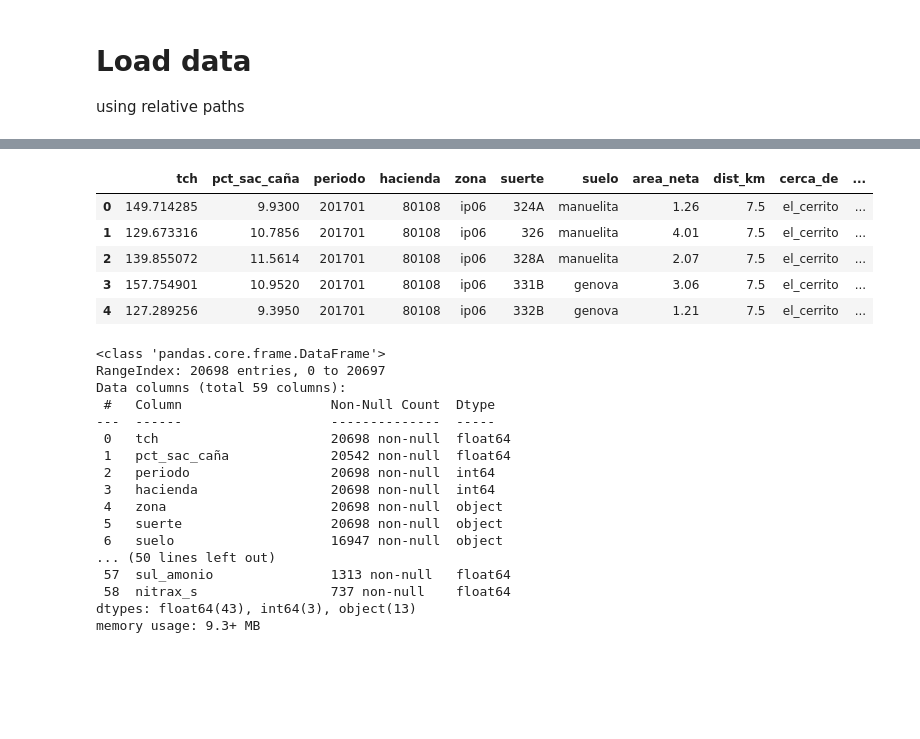
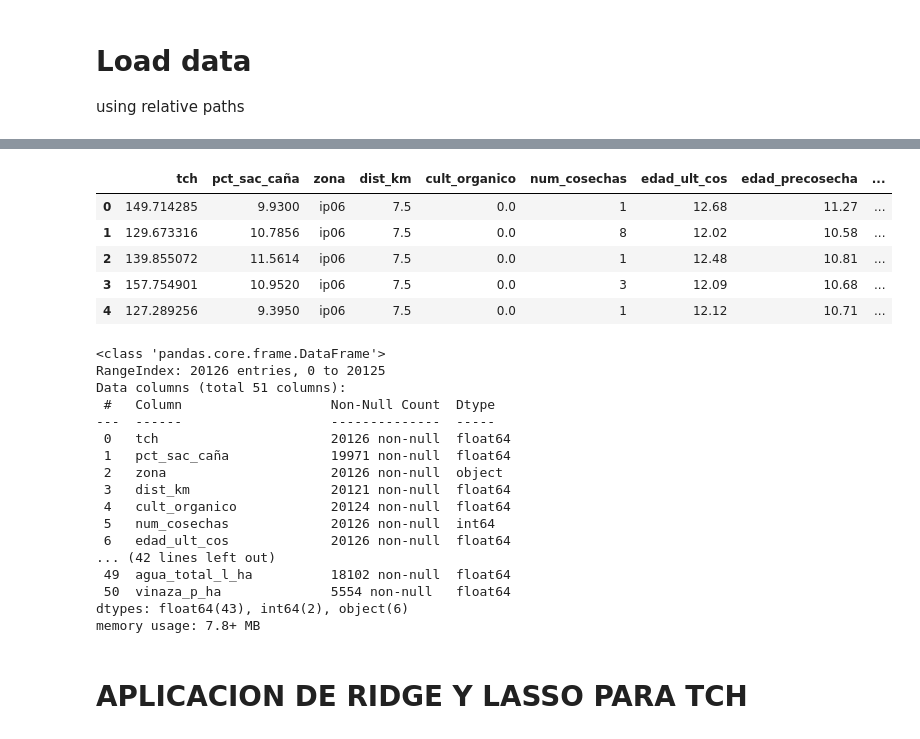
Before and after one commit to JhonattanReales21/ML1_sugar_industry, a Jupyter notebook: notebooks/modelling_regression.ipynb, the cells around one changed output, grey strips where cells are left out. Cells and saved outputs as stored; diff of their text form; code cells hidden in the pictures; blank space fills up the shorter version.

```diff
--- a/notebooks/modelling_regression.ipynb
+++ b/notebooks/modelling_regression.ipynb
@@ -46,31 +53,33 @@ OUTPUT_DIR: c:\Users\jhona\Dropbox\ASPECTOS MAESTRIA\Cursos semestres\SEMESTRE 1
 # %%
-df_base = pd.read_csv(os.path.join(OUTPUT_DIR, "suertes_for_reg.csv")).iloc[:, 1:]
+df = pd.read_csv(os.path.join(OUTPUT_DIR, "suertes_for_reg.csv")).iloc[:, 1:]
 
-df_base.head(5)
+df.head(5)
 # %% [output]
-|  | tch | pct_sac_caña | periodo | hacienda | zona | suerte | suelo | area_neta | dist_km | cerca_de | ... |
-| 0 | 149.714285 | 9.9300 | 201701 | 80108 | ip06 | 324A | manuelita | 1.26 | 7.5 | el_cerrito | ... |
-| 1 | 129.673316 | 10.7856 | 201701 | 80108 | ip06 | 326 | manuelita | 4.01 | 7.5 | el_cerrito | ... |
-| 2 | 139.855072 | 11.5614 | 201701 | 80108 | ip06 | 328A | manuelita | 2.07 | 7.5 | el_cerrito | ... |
-| 3 | 157.754901 | 10.9520 | 201701 | 80108 | ip06 | 331B | genova | 3.06 | 7.5 | el_cerrito | ... |
-| 4 | 127.289256 | 9.3950 | 201701 | 80108 | ip06 | 332B | genova | 1.21 | 7.5 | el_cerrito | ... |
+|  | tch | pct_sac_caña | zona | dist_km | cult_organico | num_cosechas | edad_ult_cos | edad_precosecha | ... |
+| 0 | 149.714285 | 9.9300 | ip06 | 7.5 | 0.0 | 1 | 12.68 | 11.27 | ... |
+| 1 | 129.673316 | 10.7856 | ip06 | 7.5 | 0.0 | 8 | 12.02 | 10.58 | ... |
+| 2 | 139.855072 | 11.5614 | ip06 | 7.5 | 0.0 | 1 | 12.48 | 10.81 | ... |
+| 3 | 157.754901 | 10.9520 | ip06 | 7.5 | 0.0 | 3 | 12.09 | 10.68 | ... |
+| 4 | 127.289256 | 9.3950 | ip06 | 7.5 | 0.0 | 1 | 12.12 | 10.71 | ... |
 # %%
-df_base.info()
+df.info()
 # %% [output]
 <class 'pandas.core.frame.DataFrame'>
-RangeIndex: 20698 entries, 0 to 20697
-Data columns (total 59 columns):
+RangeIndex: 20126 entries, 0 to 20125
+Data columns (total 51 columns):
  #   Column                   Non-Null Count  Dtype
 ---  ------                   --------------  -----
- 0   tch                      20698 non-null  float64
- 1   pct_sac_caña             20542 non-null  float64
- 2   periodo                  20698 non-null  int64
- 3   hacienda                 20698 non-null  int64
- 4   zona                     20698 non-null  object
- 5   suerte                   20698 non-null  object
- 6   suelo                    16947 non-null  object
-... (50 lines left out)
- 57  sul_amonio               1313 non-null   float64
- 58  nitrax_s                 737 non-null    float64
-dtypes: float64(43), int64(3), object(13)
-memory usage: 9.3+ MB
+ 0   tch                      20126 non-null  float64
+ 1   pct_sac_caña             19971 non-null  float64
+ 2   zona                     20126 non-null  object
+ 3   dist_km                  20121 non-null  float64
+ 4   cult_organico            20124 non-null  float64
+ 5   num_cosechas             20126 non-null  int64
+ 6   edad_ult_cos             20126 non-null  float64
+... (42 lines left out)
+ 49  agua_total_l_ha          18102 non-null  float64
+ 50  vinaza_p_ha              5554 non-null   float64
+dtypes: float64(43), int64(2), object(6)
+memory usage: 7.8+ MB
+# %% [markdown]
+# **APLICACION DE RIDGE Y LASSO PARA TCH**
```
Also changed, not shown: parts of 45 cells of this notebook.
